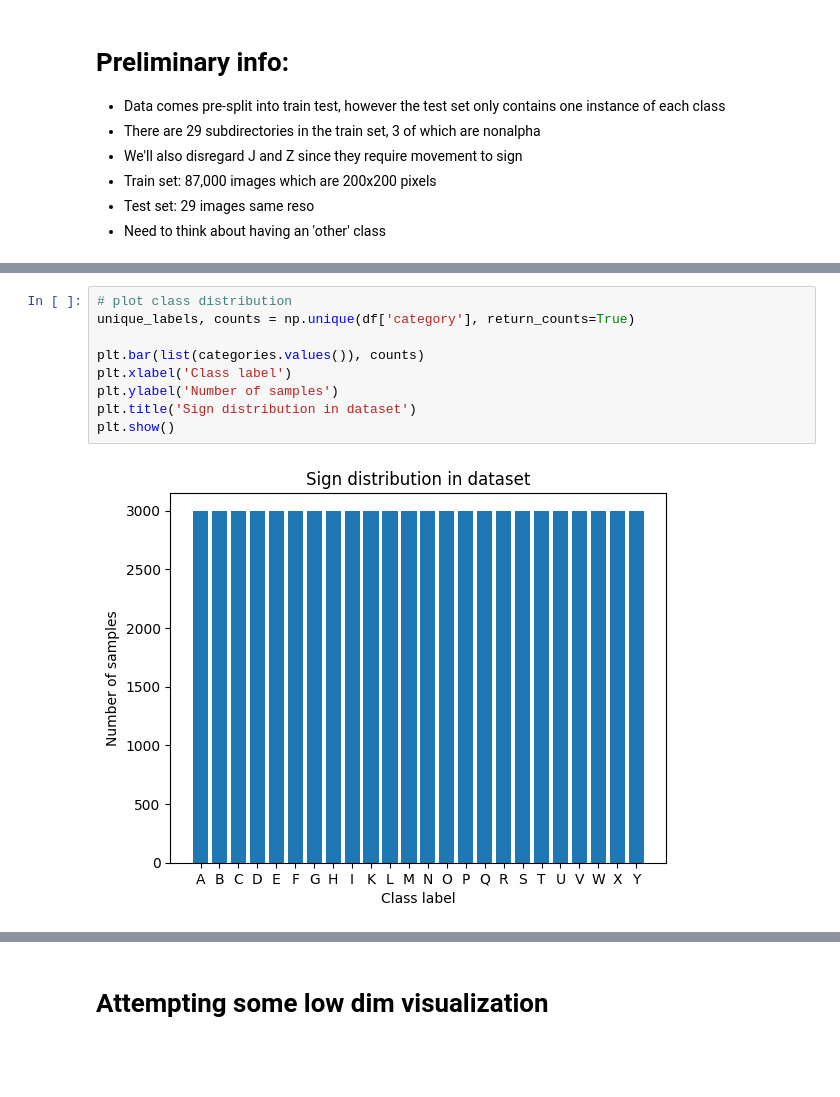
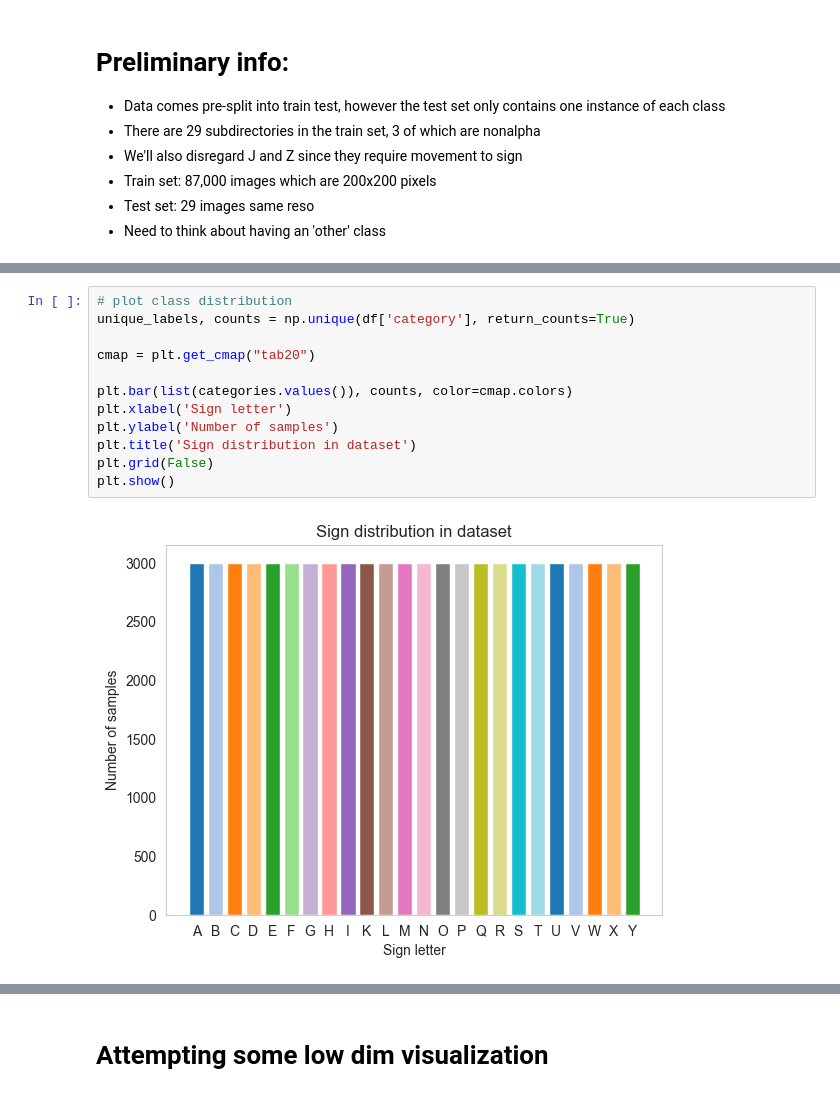
Before and after one commit to teostereciu/mlp, a Jupyter notebook: notebooks/explore.ipynb, the cells around one changed output, grey strips where cells are left out. Drawn from its saved outputs; the diff is of its cells as text; blank space fills up the shorter version.

```diff
--- a/notebooks/explore.ipynb
+++ b/notebooks/explore.ipynb
@@ -109,14 +111,17 @@ memory usage: 1.1+ MB
 # %%
 # plot class distribution
 unique_labels, counts = np.unique(df['category'], return_counts=True)
 
-plt.bar(list(categories.values()), counts)
-plt.xlabel('Class label')
+cmap = plt.get_cmap("tab20")
+
+plt.bar(list(categories.values()), counts, color=cmap.colors)
+plt.xlabel('Sign letter')
 plt.ylabel('Number of samples')
 plt.title('Sign distribution in dataset')
+plt.grid(False)
 plt.show()
 # %% [output]
-[figure, old version]
+[figure, new version]
 # %%
 # plot a few example images
 
```
Also changed, not shown: parts of 9 cells of this notebook.
